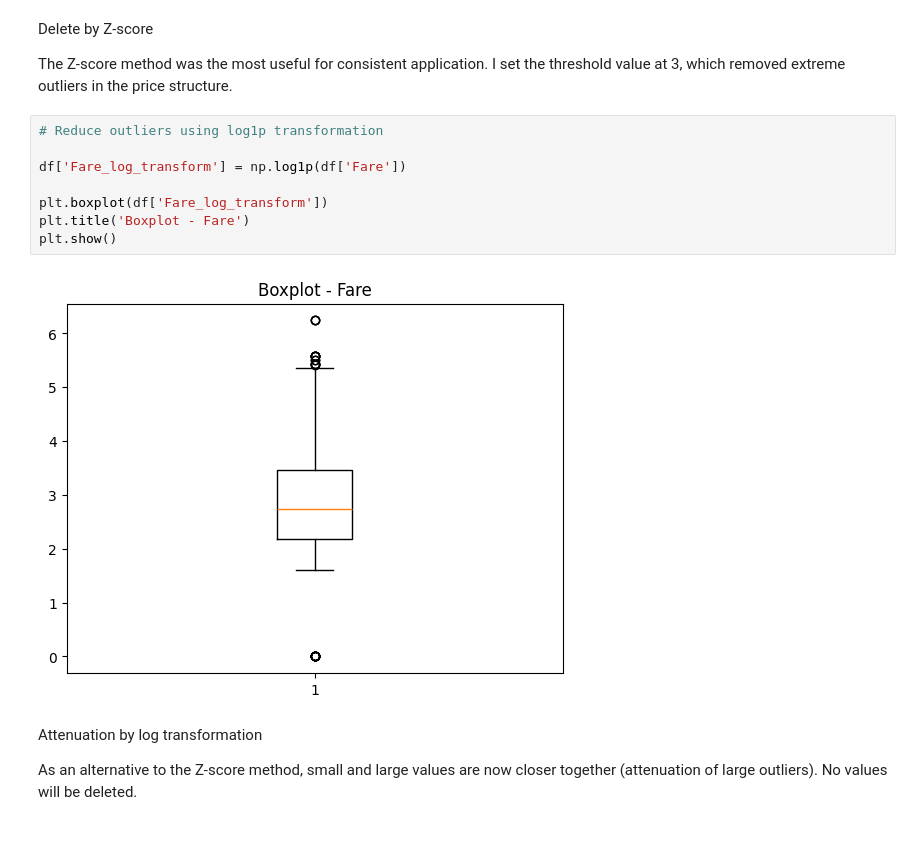
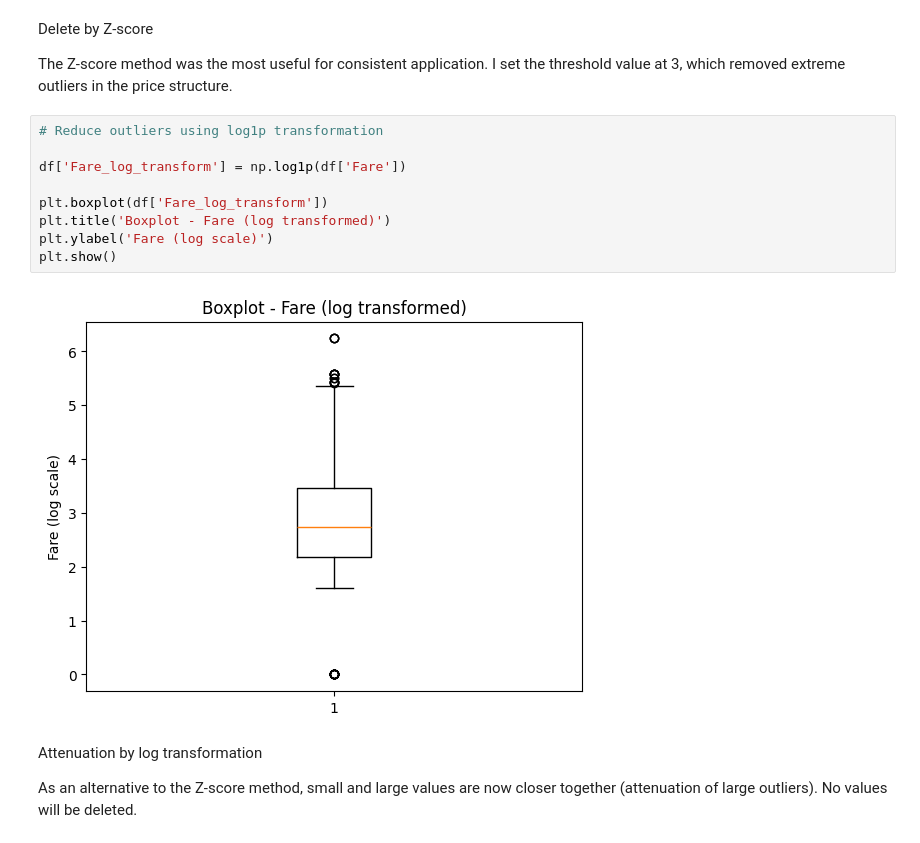
Before and after one commit to kaxmarc/statistics_ml, a Jupyter notebook: in_class_assignment/FIN_Practical_Exercise_2_–_Data_Preprocessing.ipynb, the cells around one changed output. Saved outputs shown, nothing was run; the diff lists cells and outputs as text.

```diff
--- a/in_class_assignment/FIN_Practical_Exercise_2_–_Data_Preprocessing.ipynb
+++ b/in_class_assignment/FIN_Practical_Exercise_2_–_Data_Preprocessing.ipynb
@@ -198,13 +206,14 @@ The Z-score method was the most useful for consistent application. I set the thr
 # %%
 # Reduce outliers using log1p transformation
 
 df['Fare_log_transform'] = np.log1p(df['Fare'])
 
 plt.boxplot(df['Fare_log_transform'])
-plt.title('Boxplot - Fare')
+plt.title('Boxplot - Fare (log transformed)')
+plt.ylabel('Fare (log scale)')
 plt.show()
 # %% [output]
-[figure, old version]
+[figure, new version]
 # %% [markdown]
 Attenuation by log transformation
 
```
Also changed, not shown: parts of 6 cells of this notebook.
